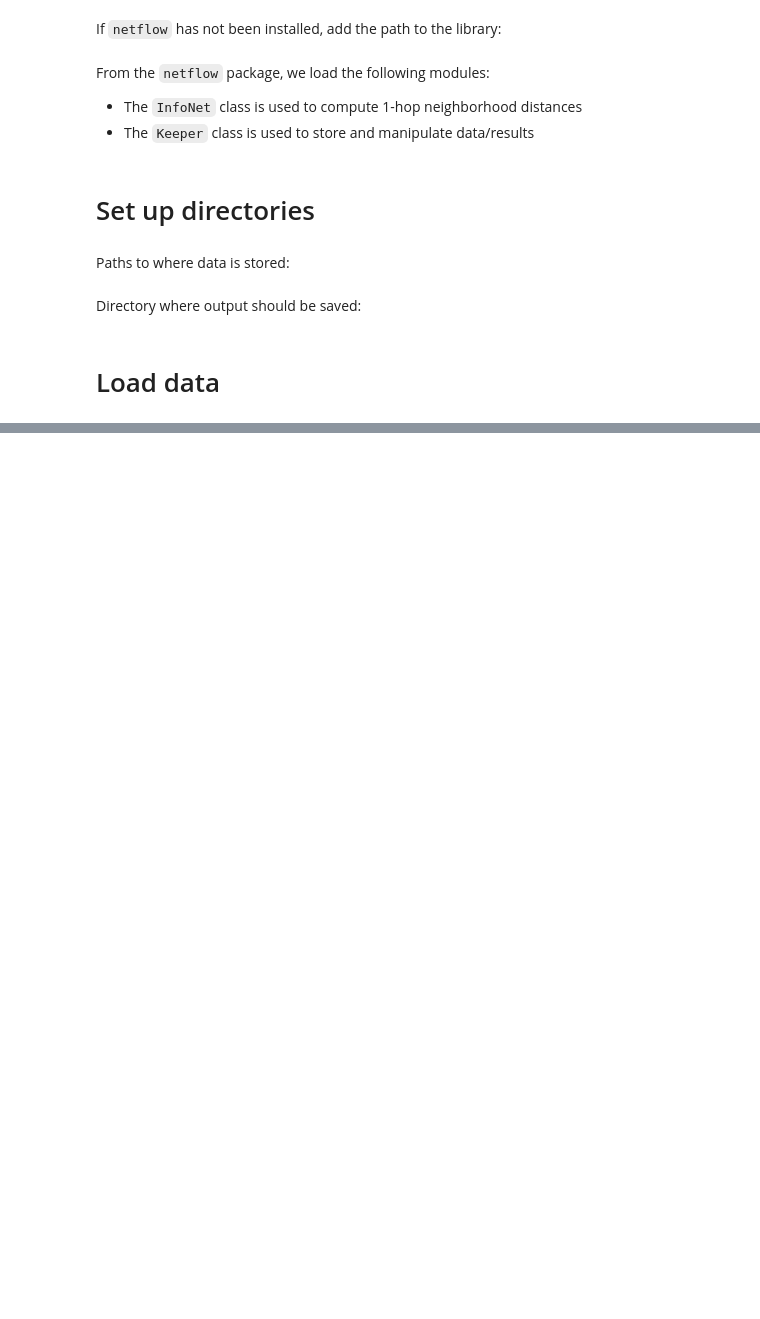
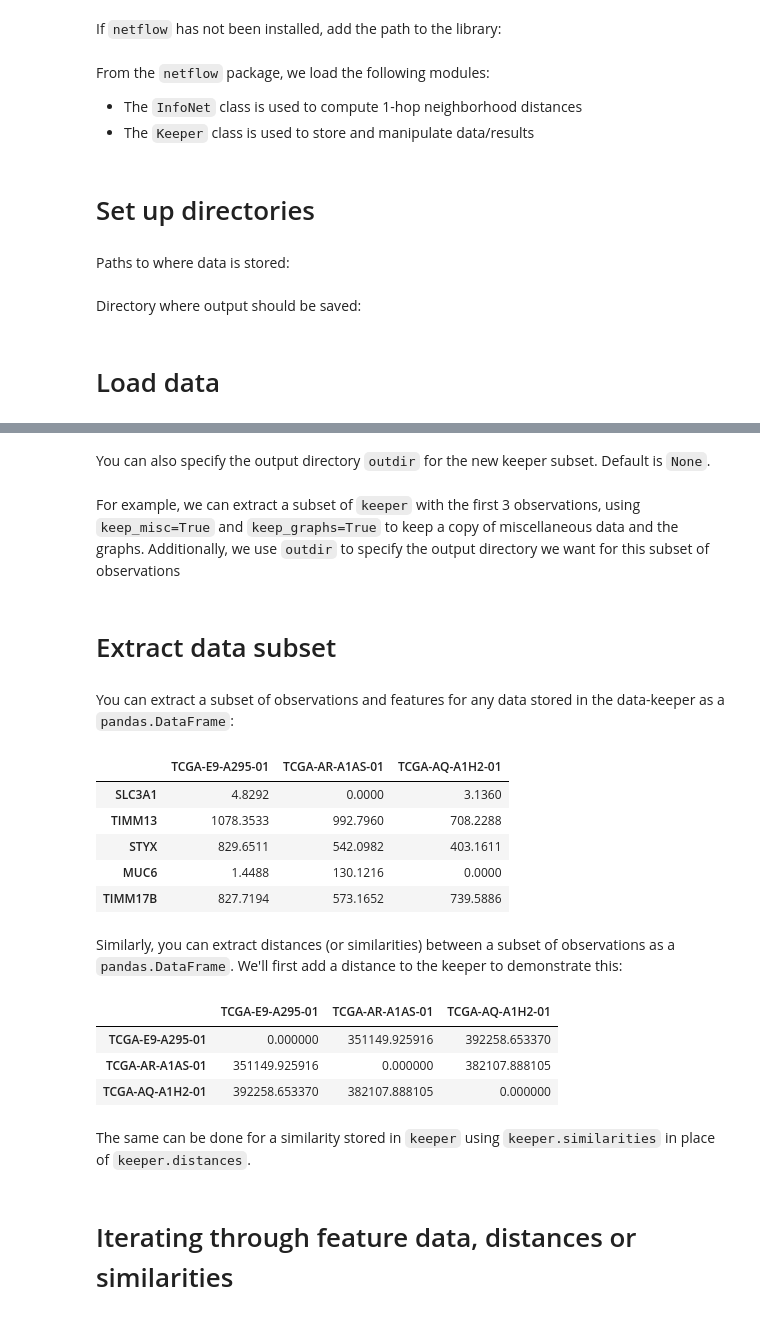
Before and after one commit to areElkin/netflow, a Jupyter notebook: docs/source/tutorial/notebooks/keeper_tutorial2.ipynb, the cells around one changed output, grey strips where cells are left out. Drawn from its saved outputs; the diff is of its cells as text; code cells hidden in the pictures; blank space fills up the shorter version.

```diff
--- a/docs/source/tutorial/notebooks/keeper_tutorial2.ipynb
+++ b/docs/source/tutorial/notebooks/keeper_tutorial2.ipynb
@@ -109,0 +247,3 @@ Sample inclusion criteria (n=606):
+# %%
+# first we add the gene list to the keeper:
+keeper.add_misc(gene_list, 'my_gene_list')
@@ -109,0 +299,4 @@ Sample inclusion criteria (n=606):
+# %% [markdown]
+You can also specify the output directory `outdir` for the new keeper subset. Default is `None`.
+# %% [markdown]
+For example, we can extract a subset of `keeper` with the first 3 observations, using `keep_misc=True` and `keep_graphs=True` to keep a copy of miscellaneous data and the graphs. Additionally, we use `outdir` to specify the output directory we want for this subset of observations
@@ -109,0 +309,17 @@ Sample inclusion criteria (n=606):
+# %% [markdown]
+# Extract data subset
+# %% [markdown]
+You can extract a subset of observations and features for any data stored in the data-keeper as a `pandas.DataFrame`:
+# %%
+rna_sub = keeper.data['rna'].subset(observations=keeper.observation_labels[:3],
+                                    features=gene_list[:5])
+rna_sub
+# %% [output]
+|  | TCGA-E9-A295-01 | TCGA-AR-A1AS-01 | TCGA-AQ-A1H2-01 |
+| SLC3A1 | 4.8292 | 0.0000 | 3.1360 |
+| TIMM13 | 1078.3533 | 992.7960 | 708.2288 |
+| STYX | 829.6511 | 542.0982 | 403.1611 |
+| MUC6 | 1.4488 | 130.1216 | 0.0000 |
+| TIMM17B | 827.7194 | 573.1652 | 739.5886 |
+# %% [markdown]
+Similarly, you can extract distances (or similarities) between a subset of observations as a `pandas.DataFrame`. We'll first add a distance to the keeper to demonstrate this:
@@ -109,0 +332,11 @@ Sample inclusion criteria (n=606):
+# %%
+keeper.distances['rna_euc'].subset(keeper.observation_labels[:3])
+# %% [output]
+|  | TCGA-E9-A295-01 | TCGA-AR-A1AS-01 | TCGA-AQ-A1H2-01 |
+| TCGA-E9-A295-01 | 0.000000 | 351149.925916 | 392258.653370 |
+| TCGA-AR-A1AS-01 | 351149.925916 | 0.000000 | 382107.888105 |
+| TCGA-AQ-A1H2-01 | 392258.653370 | 382107.888105 | 0.000000 |
+# %% [markdown]
+The same can be done for a similarity stored in `keeper` using `keeper.similarities` in place of `keeper.distances`.
+# %% [markdown]
+# Iterating through feature data, distances or similarities
```
Also changed, not shown: parts of 69 cells of this notebook.
